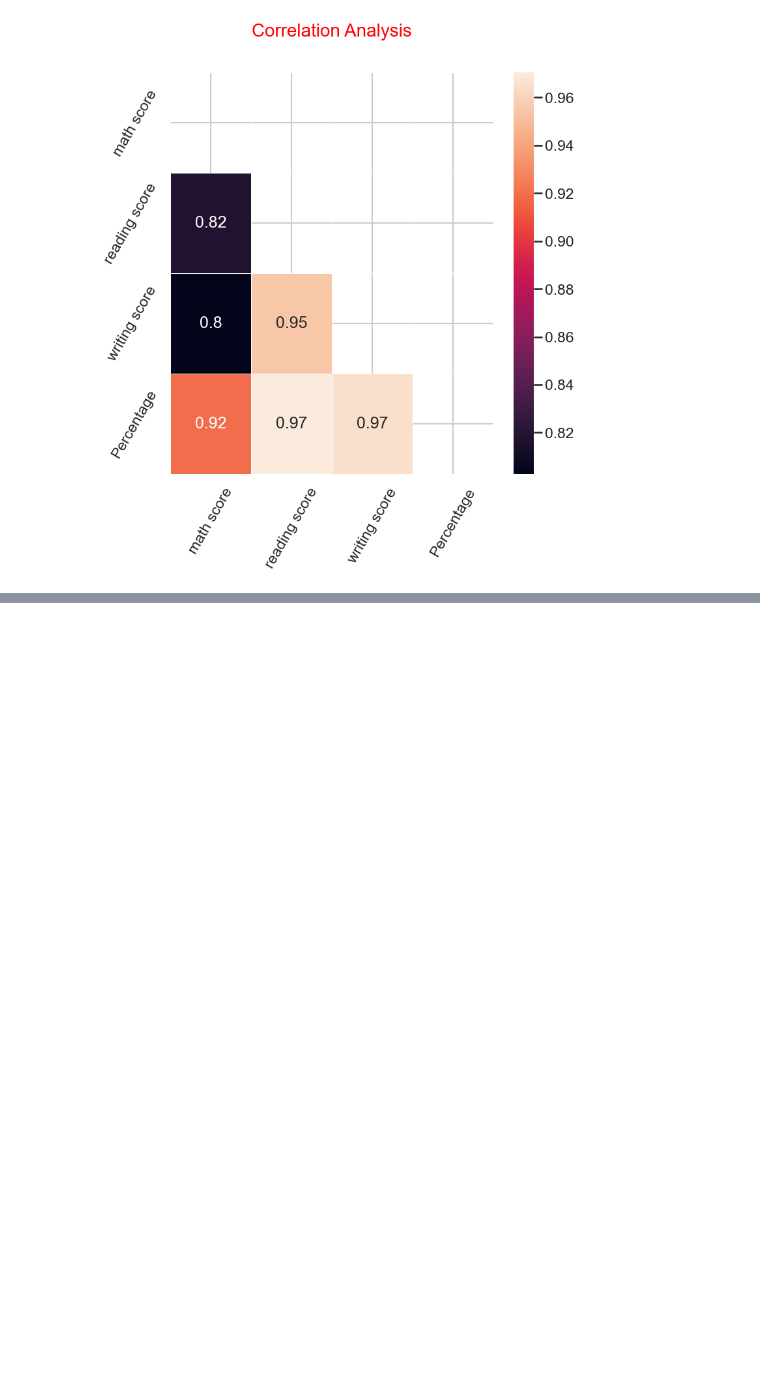
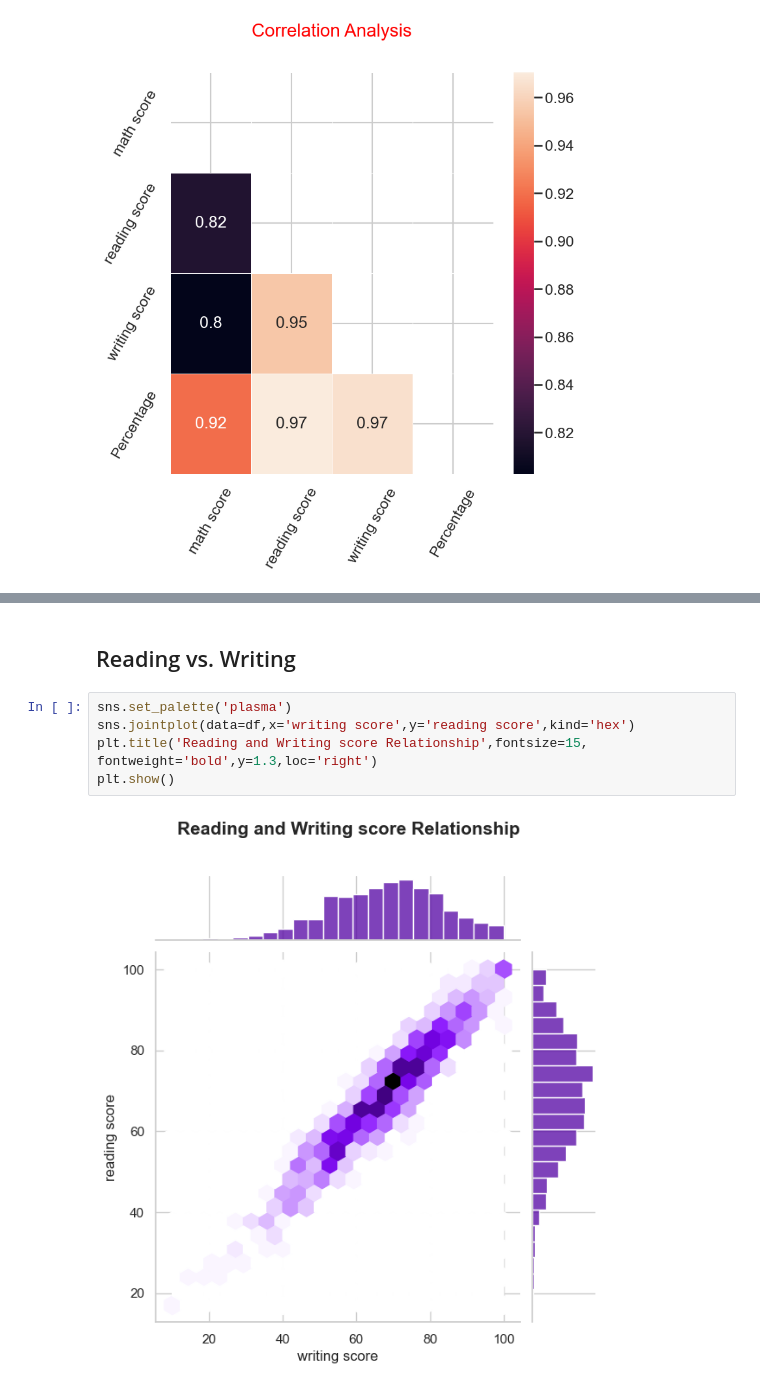
Before and after one commit to beto321/ac_performance1, a Jupyter notebook: analysis.ipynb, the cells around one changed output, grey strips where cells are left out. Cells and saved outputs as stored; diff of their text form; blank space fills up the shorter version.

```diff
--- a/analysis.ipynb
+++ b/analysis.ipynb
@@ -192,0 +219,9 @@ plt.show()
+# %% [markdown]
+## Reading vs. Writing
+# %%
+sns.set_palette('plasma')
+sns.jointplot(data=df,x='writing score',y='reading score',kind='hex')
+plt.title('Reading and Writing score Relationship',fontsize=15, fontweight='bold',y=1.3,loc='right')
+plt.show()
+# %% [output]
+[figure, added]
```
Also changed, not shown: parts of 33 cells of this notebook.
